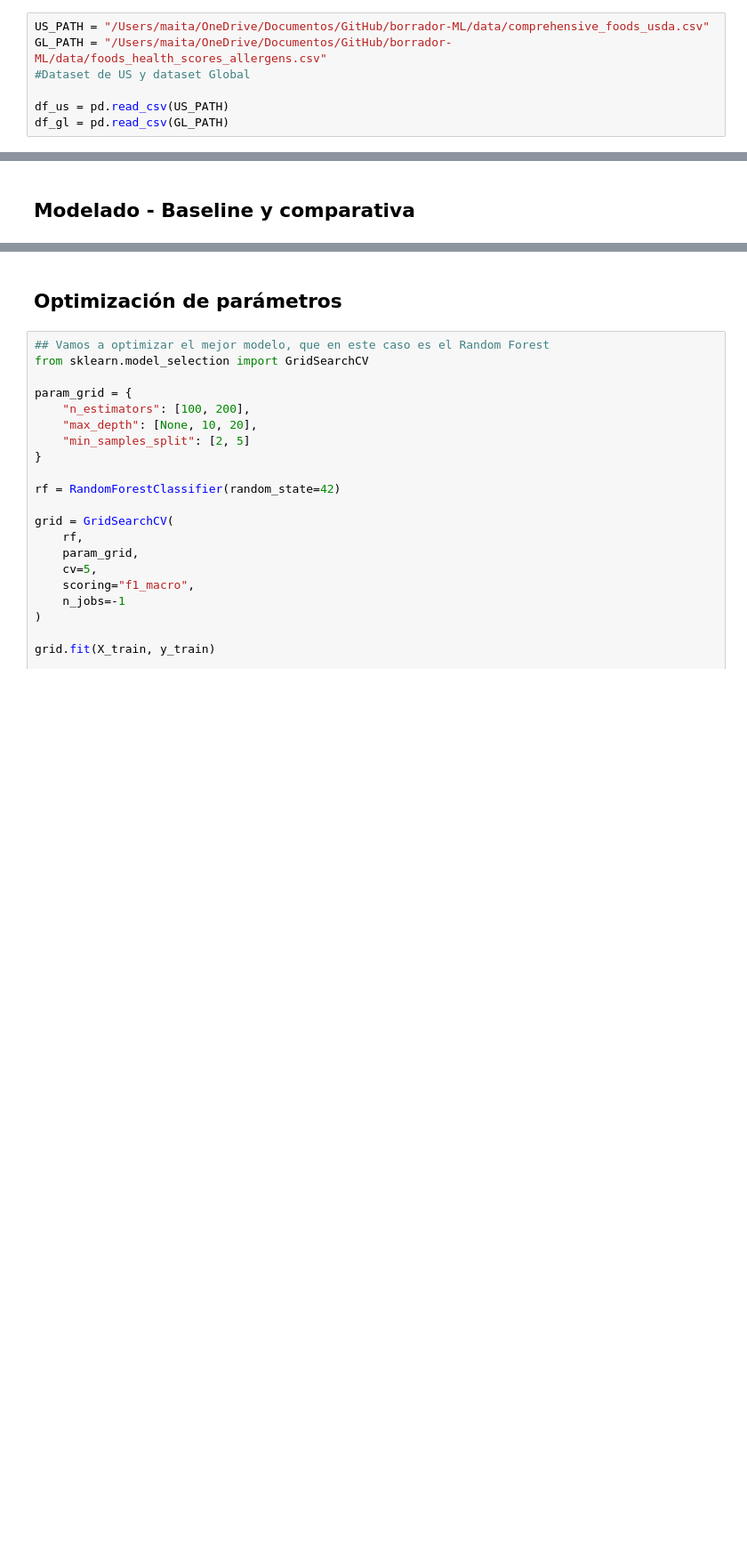
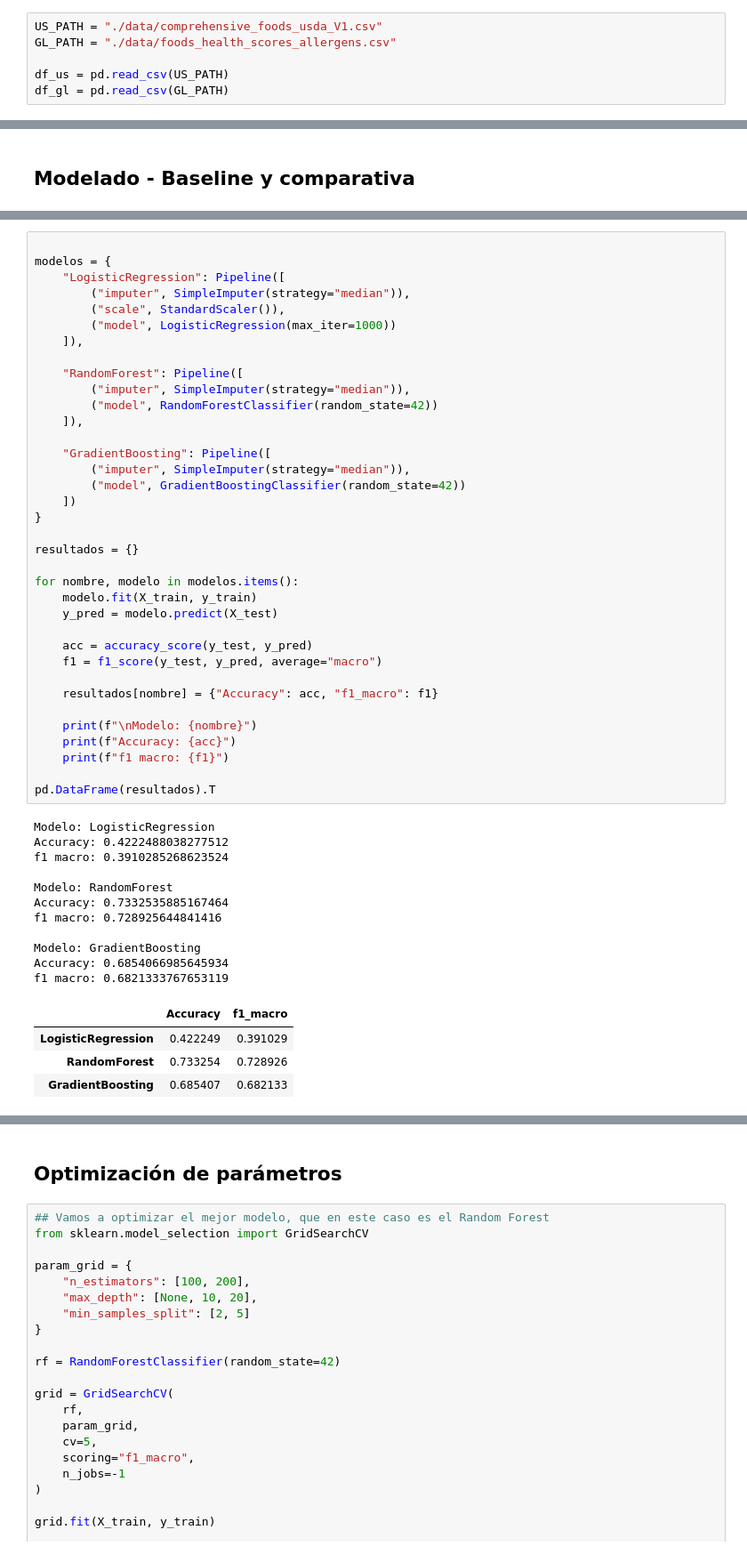
Before and after one commit to RobertoPE1/Proyecto_ML_equipo20_-Roberto_Maitane_Pablo, a Jupyter notebook: ML_Project_Alimentos_MBC.ipynb, the cells around one changed output, grey strips where cells are left out. Shown at 89% size. Cells and saved outputs as stored; diff of their text form; blank space fills up the shorter version.

```diff
--- a/ML_Project_Alimentos_MBC.ipynb
+++ b/ML_Project_Alimentos_MBC.ipynb
@@ -5,7 +12,6 @@ import matplotlib.pyplot as plt
 # %%
-US_PATH = "/Users/maita/OneDrive/Documentos/GitHub/borrador-ML/data/comprehensive_foods_usda.csv"
-GL_PATH = "/Users/maita/OneDrive/Documentos/GitHub/borrador-ML/data/foods_health_scores_allergens.csv"
-#Dataset de US y dataset Global
+US_PATH = "./data/comprehensive_foods_usda_V1.csv"
+GL_PATH = "./data/foods_health_scores_allergens.csv"
 
 df_us = pd.read_csv(US_PATH)
 df_gl = pd.read_csv(GL_PATH)
@@ -613,2 +585,54 @@ pd.DataFrame(resultados).T
+# %%
+
+modelos = {
+    "LogisticRegression": Pipeline([
+        ("imputer", SimpleImputer(strategy="median")),
+        ("scale", StandardScaler()),
+        ("model", LogisticRegression(max_iter=1000))
+    ]),
+
+    "RandomForest": Pipeline([
+        ("imputer", SimpleImputer(strategy="median")),
+        ("model", RandomForestClassifier(random_state=42))
+    ]),
+
+    "GradientBoosting": Pipeline([
+        ("imputer", SimpleImputer(strategy="median")),
+        ("model", GradientBoostingClassifier(random_state=42))
+    ])
+}
+
+resultados = {}
+
+for nombre, modelo in modelos.items():
+    modelo.fit(X_train, y_train)
+    y_pred = modelo.predict(X_test)
+
+    acc = accuracy_score(y_test, y_pred)
+    f1 = f1_score(y_test, y_pred, average="macro")
+
+    resultados[nombre] = {"Accuracy": acc, "f1_macro": f1}
+
+    print(f"\nModelo: {nombre}")
+    print(f"Accuracy: {acc}")
+    print(f"f1 macro: {f1}")
+
+pd.DataFrame(resultados).T
+# %% [output]
+Modelo: LogisticRegression
+Accuracy: 0.4222488038277512
+f1 macro: 0.3910285268623524
+
+Modelo: RandomForest
+Accuracy: 0.7332535885167464
+f1 macro: 0.728925644841416
+
+Modelo: GradientBoosting
+Accuracy: 0.6854066985645934
+f1 macro: 0.6821333767653119
+|  | Accuracy | f1_macro |
+| LogisticRegression | 0.422249 | 0.391029 |
+| RandomForest | 0.733254 | 0.728926 |
+| GradientBoosting | 0.685407 | 0.682133 |
 # %% [markdown]
 ## Selección de métrica
```
Also changed, not shown: parts of 9 cells of this notebook.
